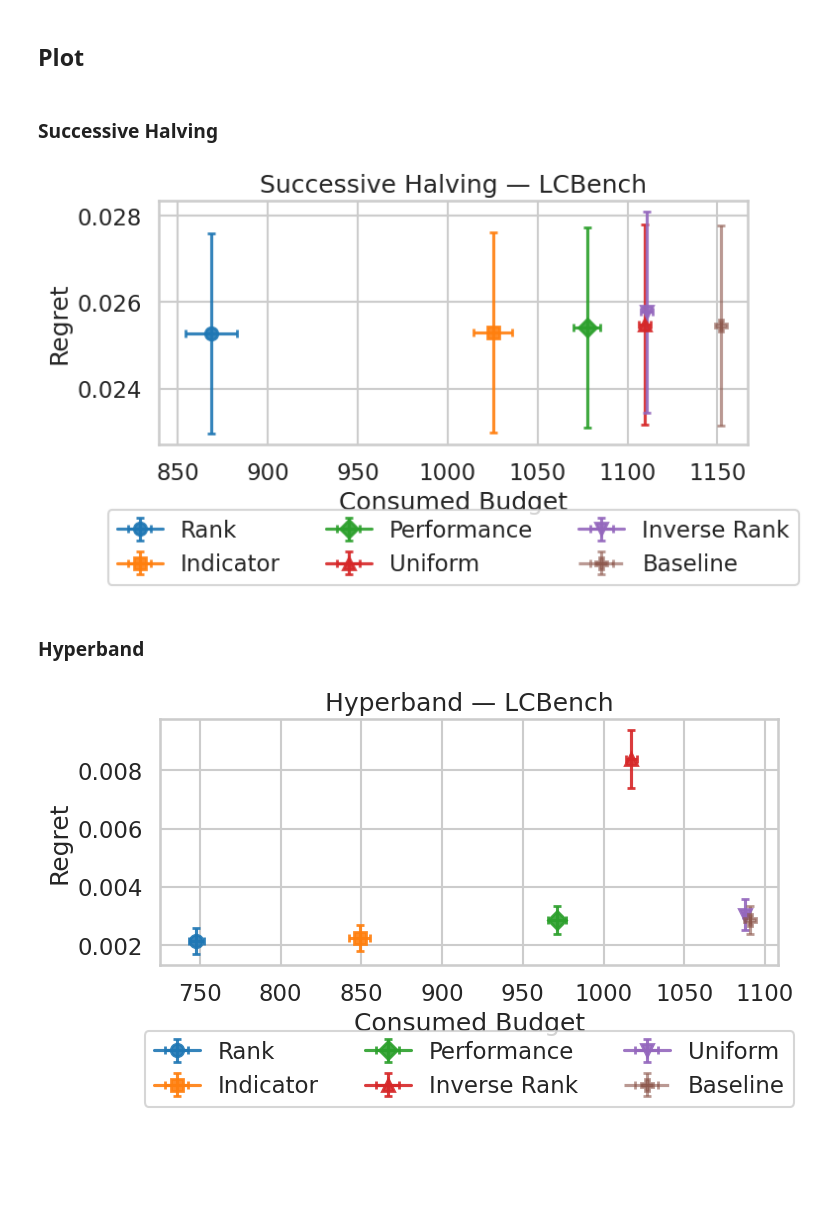
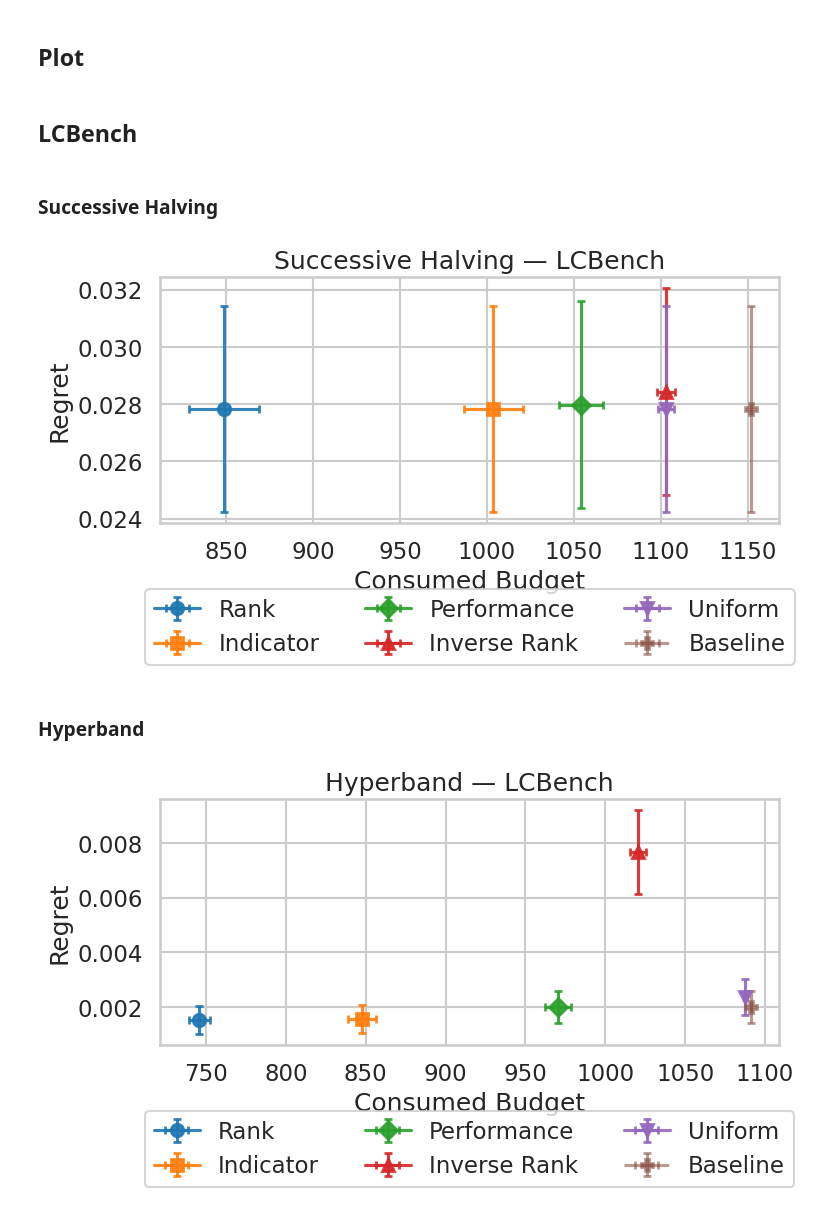
Before and after one commit to LUH-AI/PriorBAI, a Jupyter notebook: neurips_plots.ipynb, the cells around one changed output. Saved outputs shown, nothing was run; the diff lists cells and outputs as text; code cells hidden in the pictures; blank space fills up the shorter version.

```diff
--- a/neurips_plots.ipynb
+++ b/neurips_plots.ipynb
@@ -30,6 +30,9 @@ def get_data(table_name: str, update_data: bool) -> pd.DataFrame:
 
 df = get_data(TABLE_NAME, update_data)
 df = df[df["status"] == "done"]
-print(f"{len(df)} completed experiments")
+df_lcbench = df[df["benchmark"] == "lcbench"]
+df_synthetic = df[df["benchmark"] == "synthetic"]
+print(f"{len(df_lcbench)} completed lcbench experiments")
+print(f"{len(df_synthetic)} completed synthetic experiments")
 df.head()
 # %% [output]
@@ -132,24 +136,26 @@ def pareto_plot(data: pd.DataFrame, title: str, xlim=None, ylim=None) -> plt.Fig
     )
     plt.tight_layout()
     return fig
+# %% [markdown]
+## LCBench
 # %% [markdown]
 ### Successive Halving
 # %%
-sh_data = prepare_data(df, "successive_halving")
-fig_sh = pareto_plot(sh_data, "Successive Halving — LCBench")
+sh_lcbench = prepare_data(df_lcbench, "successive_halving")
+fig = pareto_plot(sh_lcbench, "Successive Halving — LCBench")
 os.makedirs("plots", exist_ok=True)
-fig_sh.savefig("plots/sh_lcbench.pdf", bbox_inches="tight")
-fig_sh.savefig("plots/sh_lcbench.png", bbox_inches="tight", dpi=300)
+fig.savefig("plots/sh_lcbench.pdf", bbox_inches="tight")
+fig.savefig("plots/sh_lcbench.png", bbox_inches="tight", dpi=300)
 plt.show()
 # %% [output]
-[figure, old version]
+[figure, new version]
 # %% [markdown]
 ### Hyperband
 # %%
-hb_data = prepare_data(df, "hyperband")
-fig_hb = pareto_plot(hb_data, "Hyperband — LCBench")
-fig_hb.savefig("plots/hb_lcbench.pdf", bbox_inches="tight")
-fig_hb.savefig("plots/hb_lcbench.png", bbox_inches="tight", dpi=300)
+hb_lcbench = prepare_data(df_lcbench, "hyperband")
+fig = pareto_plot(hb_lcbench, "Hyperband — LCBench")
+fig.savefig("plots/hb_lcbench.pdf", bbox_inches="tight")
+fig.savefig("plots/hb_lcbench.png", bbox_inches="tight", dpi=300)
 plt.show()
 # %% [output]
-[figure, old version]
+[figure, new version]
```
Also changed, not shown: parts of 7 cells of this notebook, 12 other files.
